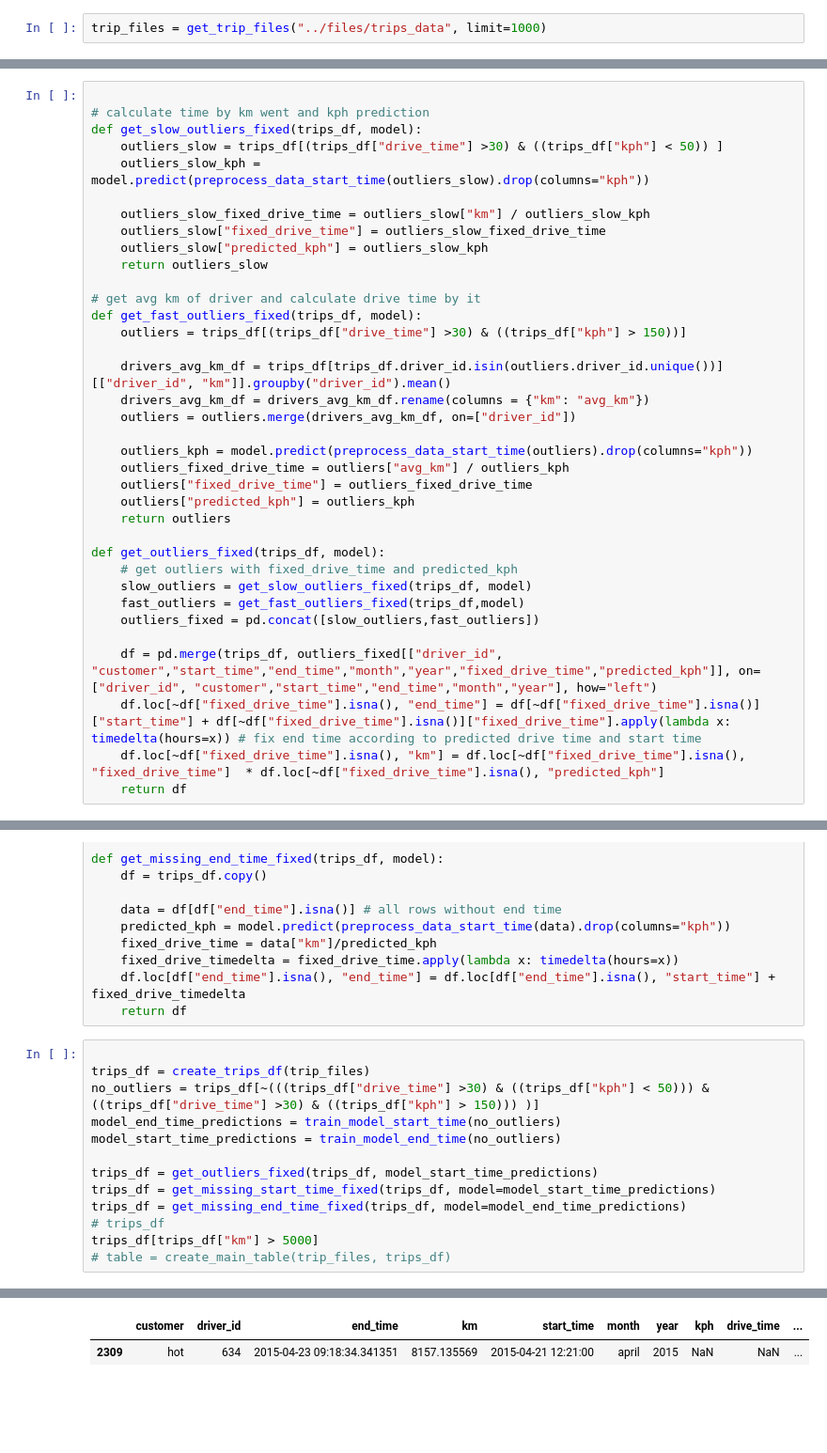
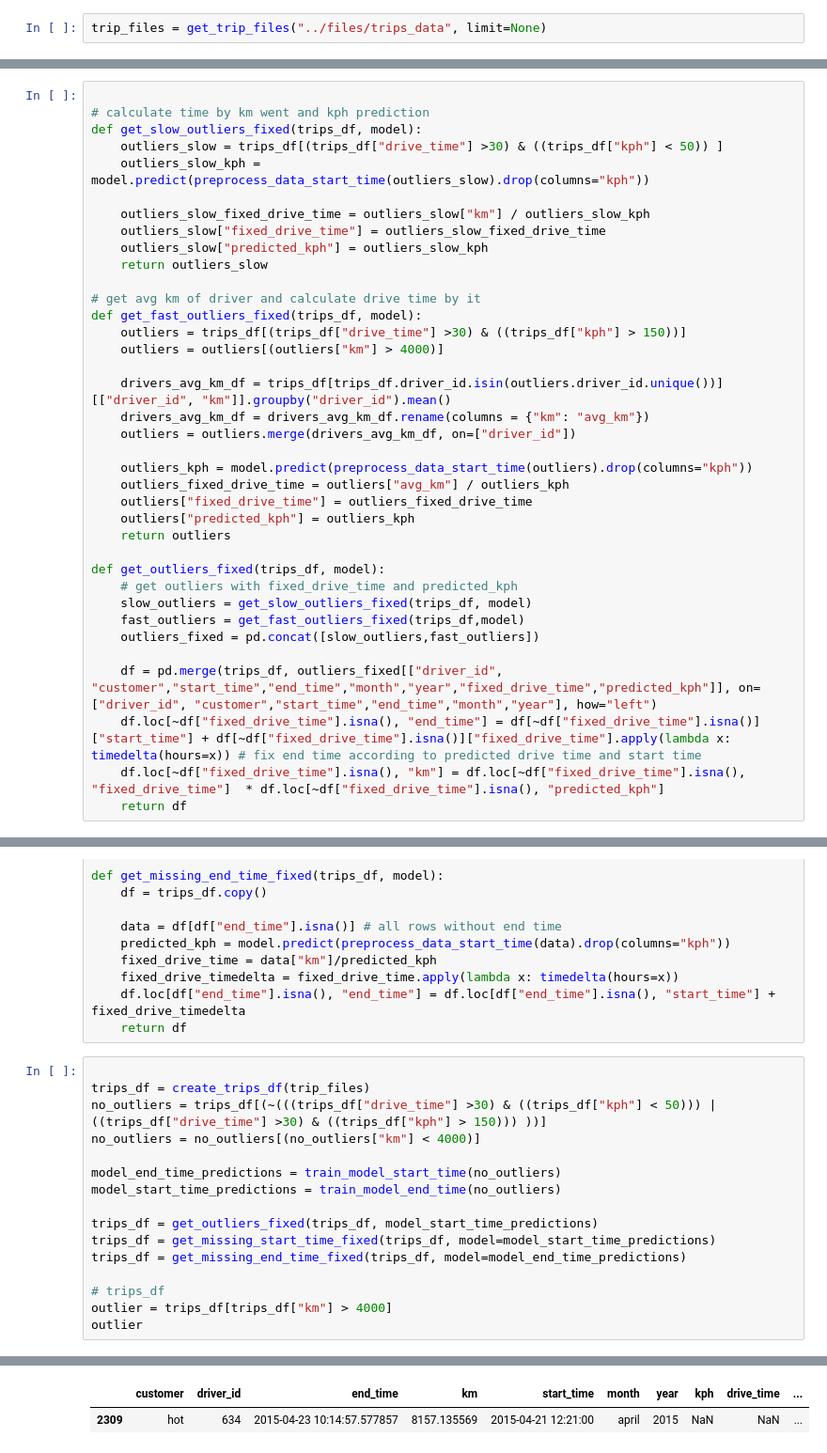
Before and after one commit to ronTohar1/CV_training, a Jupyter notebook: basic/python/Basic - Azrieli & Sons data/project_files/fix_data.ipynb, the cells around one changed output, grey strips where cells are left out. Shown at 94% size. Drawn from its saved outputs; the diff is of its cells as text; blank space fills up the shorter version.

```diff
--- a/basic/python/Basic - Azrieli & Sons data/project_files/fix_data.ipynb
+++ b/basic/python/Basic - Azrieli & Sons data/project_files/fix_data.ipynb
@@ -229,6 +229,6 @@ def create_trips_df(trip_files):
 
     return trips_df
 # %%
-trip_files = get_trip_files("../files/trips_data", limit=1000)
+trip_files = get_trip_files("../files/trips_data", limit=None)
 # %% [output]
 Processing files....
@@ -404,6 +396,7 @@ def get_slow_outliers_fixed(trips_df, model):
 # get avg km of driver and calculate drive time by it
 def get_fast_outliers_fixed(trips_df, model):
     outliers = trips_df[(trips_df["drive_time"] >30) & ((trips_df["kph"] > 150))]
+    outliers = outliers[(outliers["km"] > 4000)]
 
     drivers_avg_km_df = trips_df[trips_df.driver_id.isin(outliers.driver_id.unique())][["driver_id", "km"]].groupby("driver_id").mean()
     drivers_avg_km_df = drivers_avg_km_df.rename(columns = {"km": "avg_km"})
@@ -448,14 +441,17 @@ def get_missing_end_time_fixed(trips_df, model):
 # %%
 
 trips_df = create_trips_df(trip_files)
-no_outliers = trips_df[~(((trips_df["drive_time"] >30) & ((trips_df["kph"] < 50))) & ((trips_df["drive_time"] >30) & ((trips_df["kph"] > 150))) )]
+no_outliers = trips_df[(~(((trips_df["drive_time"] >30) & ((trips_df["kph"] < 50))) | ((trips_df["drive_time"] >30) & ((trips_df["kph"] > 150))) ))]
+no_outliers = no_outliers[(no_outliers["km"] < 4000)]
+
 model_end_time_predictions = train_model_start_time(no_outliers)
 model_start_time_predictions = train_model_end_time(no_outliers)
 
 trips_df = get_outliers_fixed(trips_df, model_start_time_predictions)
 trips_df = get_missing_start_time_fixed(trips_df, model=model_start_time_predictions)
 trips_df = get_missing_end_time_fixed(trips_df, model=model_end_time_predictions)
+
 # trips_df
-trips_df[trips_df["km"] > 5000]
-# table = create_main_table(trip_files, trips_df)
+outlier = trips_df[trips_df["km"] > 4000]
+outlier
 # %% [output]
@@ -486,2 +468,2 @@ See the caveats in the documentation: https://pandas.pydata.org/pandas-docs/stab
 |  | customer | driver_id | end_time | km | start_time | month | year | kph | drive_time | ... |
-| 2309 | hot | 634 | 2015-04-23 09:18:34.341351 | 8157.135569 | 2015-04-21 12:21:00 | april | 2015 | NaN | NaN | ... |
+| 2309 | hot | 634 | 2015-04-23 10:14:57.577857 | 8157.135569 | 2015-04-21 12:21:00 | april | 2015 | NaN | NaN | ... |
```
Also changed, not shown: parts of 8 cells of this notebook, 2 other files.
